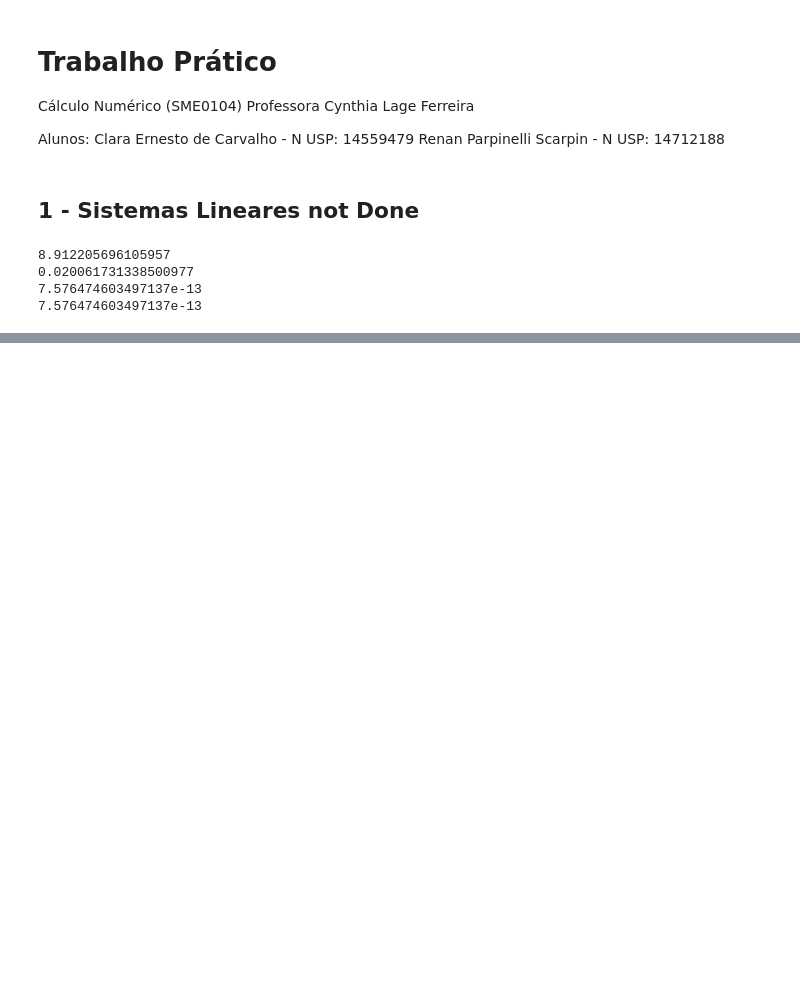
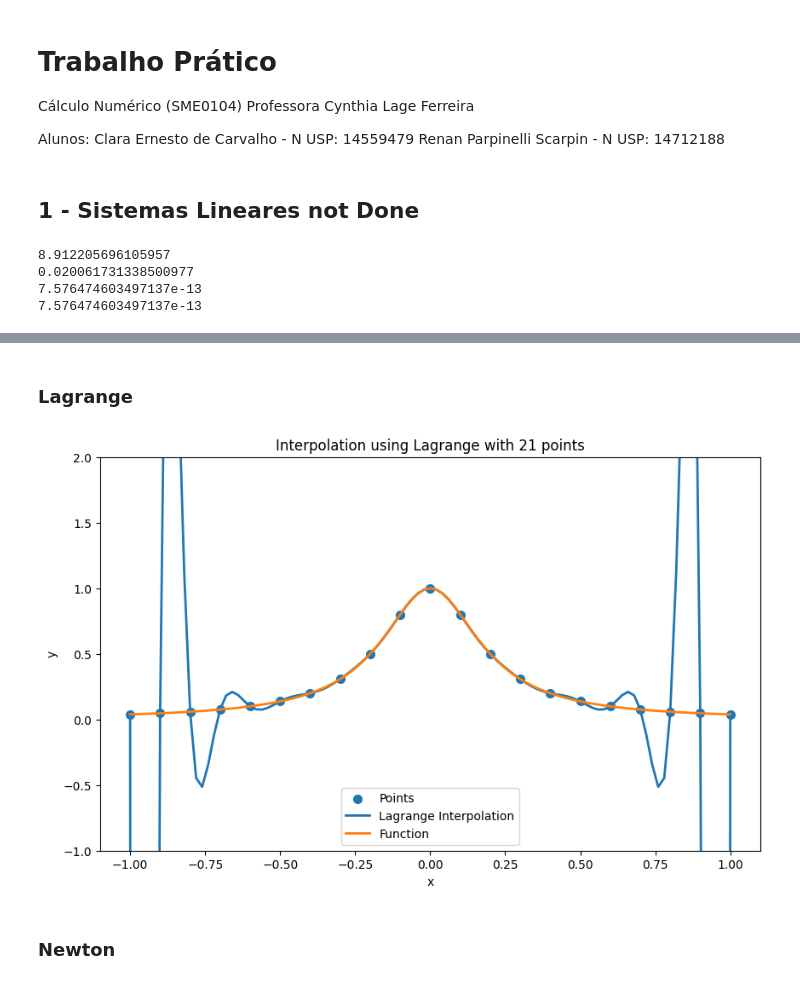
Before and after one commit to clr-cera/CalcNum, a Jupyter notebook: projeto_final.ipynb, the cells around one changed output, grey strips where cells are left out. Cells and saved outputs as stored; diff of their text form; code cells hidden in the pictures; blank space fills up the shorter version.

```diff
--- a/projeto_final.ipynb
+++ b/projeto_final.ipynb
@@ -62,0 +235,31 @@ print(np.linalg.norm(L@U - A))
+# %%
+# We substitute the value of n points to 21,
+# and run the code of letter b) again.
+n = 21
+# %%
+xi = np.linspace(a,b,n, endpoint=True)
+yi = np.array([f(i) for i in xi])
+# %% [markdown]
+### Lagrange
+# %%
+ysl = np.array([lagrange_interpolation(xi, yi, x) for x in xs])
+
+# we calculate the mean squared error using the 21 points for interpolation
+errors = ysl - yf
+squared_errors = np.square(errors)
+mse_21 = np.mean(squared_errors)
+# %%
+plt.figure(figsize=(10,6),facecolor='white')
+plt.title(f'Interpolation using Lagrange with {n} points')
+plt.xlabel('x')
+plt.ylabel('y')
+plt.scatter(xi,yi,label = 'Points',linewidth = 2)
+plt.plot(xs,ysl,label = 'Lagrange Interpolation',linewidth = 2)
+plt.plot(xs,yf,label = 'Function',linewidth = 2)
+plt.legend()
+plt.ylim(-1, 2)
+plt.show()
+# %% [output]
+[figure, added]
+# %% [markdown]
+### Newton
```
Also changed, not shown: parts of 51 cells of this notebook, 2 other files.
